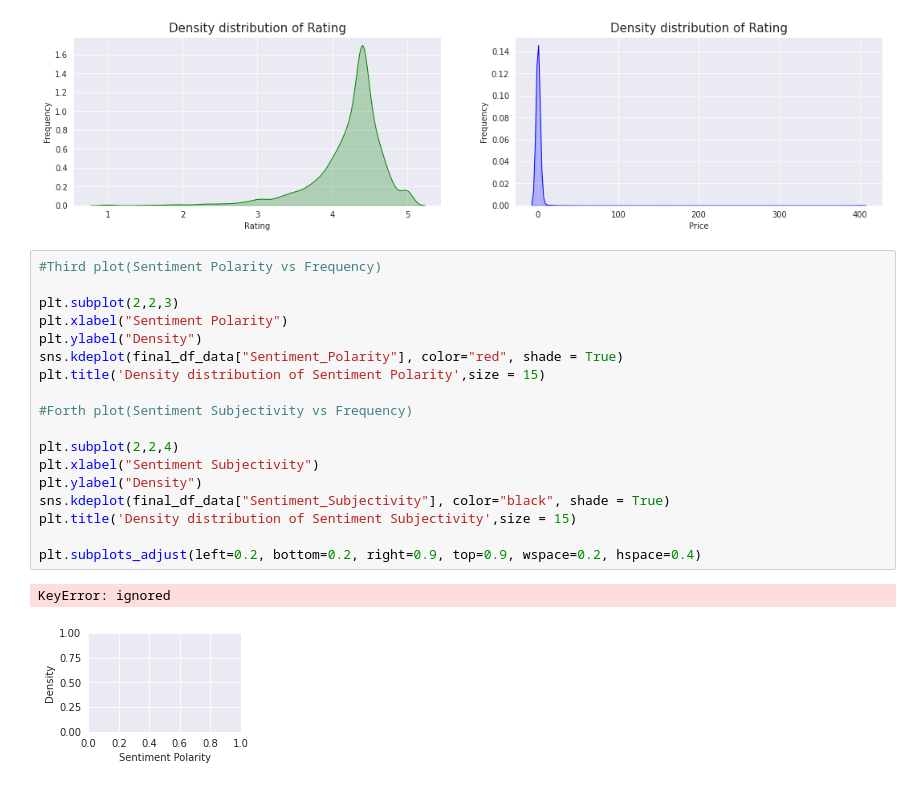
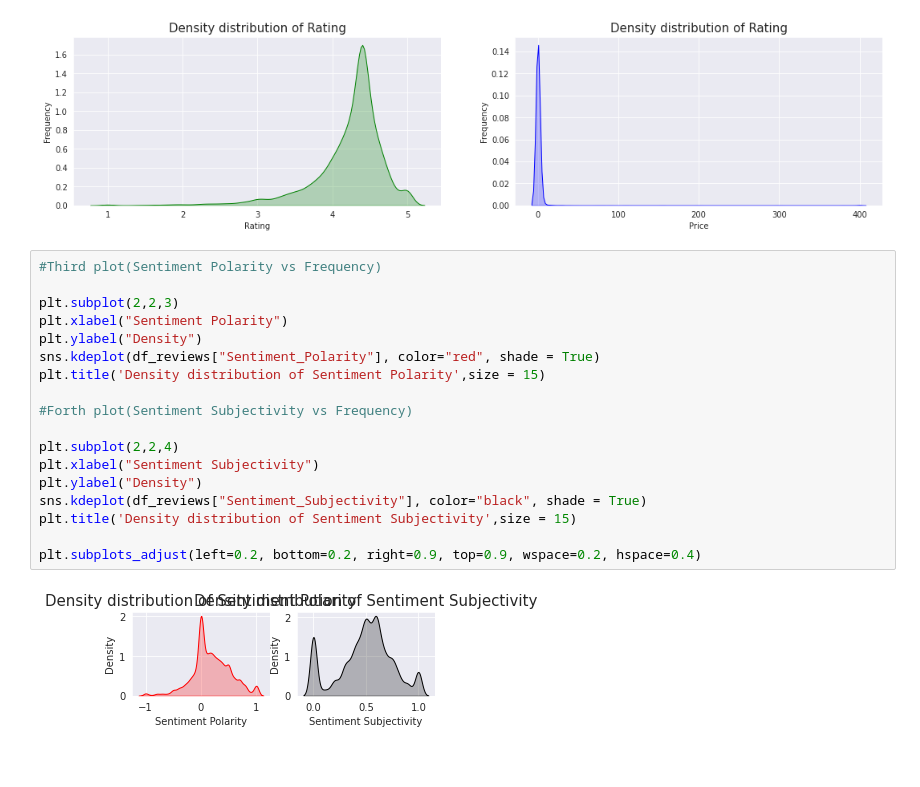
Before and after one commit to prasadwagh2503/Play-Store-Data-Analysis-EDA, a Jupyter notebook: Logicverse_EDA(Play_Store_Review).ipynb, the cells around one changed output. Saved outputs shown, nothing was run; the diff lists cells and outputs as text.

```diff
--- a/Logicverse_EDA(Play_Store_Review).ipynb
+++ b/Logicverse_EDA(Play_Store_Review).ipynb
@@ -509,21 +509,20 @@ plt.subplots_adjust(left=0.2, bottom=0.2, right=0.9, top=0.9, wspace=0.2, hspace
 # %%
 #Third plot(Sentiment Polarity vs Frequency)
 
 plt.subplot(2,2,3)
 plt.xlabel("Sentiment Polarity")
 plt.ylabel("Density")
-sns.kdeplot(final_df_data["Sentiment_Polarity"], color="red", shade = True)
+sns.kdeplot(df_reviews["Sentiment_Polarity"], color="red", shade = True)
 plt.title('Density distribution of Sentiment Polarity',size = 15)
 
 #Forth plot(Sentiment Subjectivity vs Frequency)
 
 plt.subplot(2,2,4)
 plt.xlabel("Sentiment Subjectivity")
 plt.ylabel("Density")
-sns.kdeplot(final_df_data["Sentiment_Subjectivity"], color="black", shade = True)
+sns.kdeplot(df_reviews["Sentiment_Subjectivity"], color="black", shade = True)
 plt.title('Density distribution of Sentiment Subjectivity',size = 15)
 
 plt.subplots_adjust(left=0.2, bottom=0.2, right=0.9, top=0.9, wspace=0.2, hspace=0.4)
 # %% [output]
-KeyError: ignored
-[figure, old version]
+[figure, new version]
```
Also changed, not shown: parts of 1 cell of this notebook.
